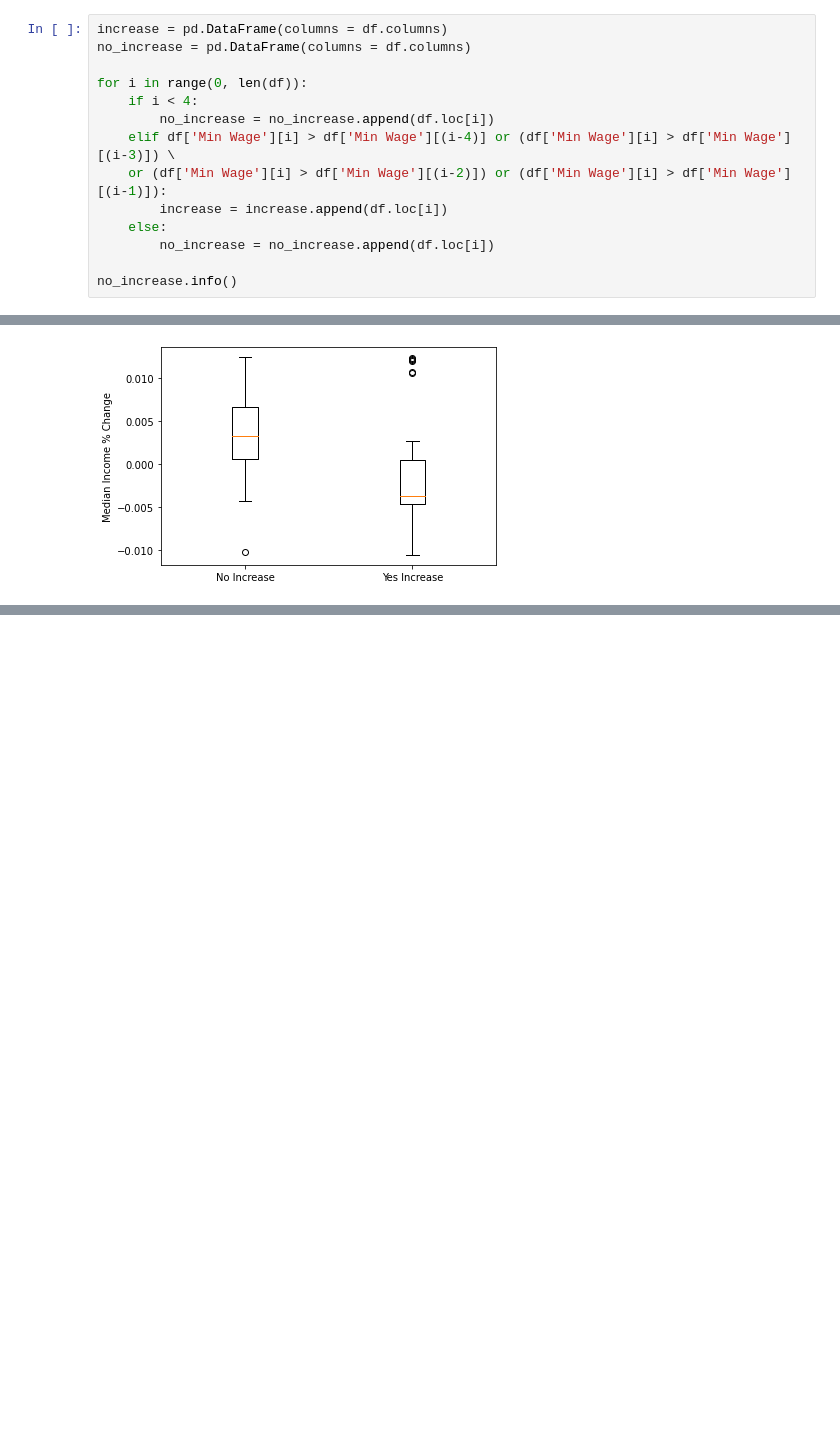
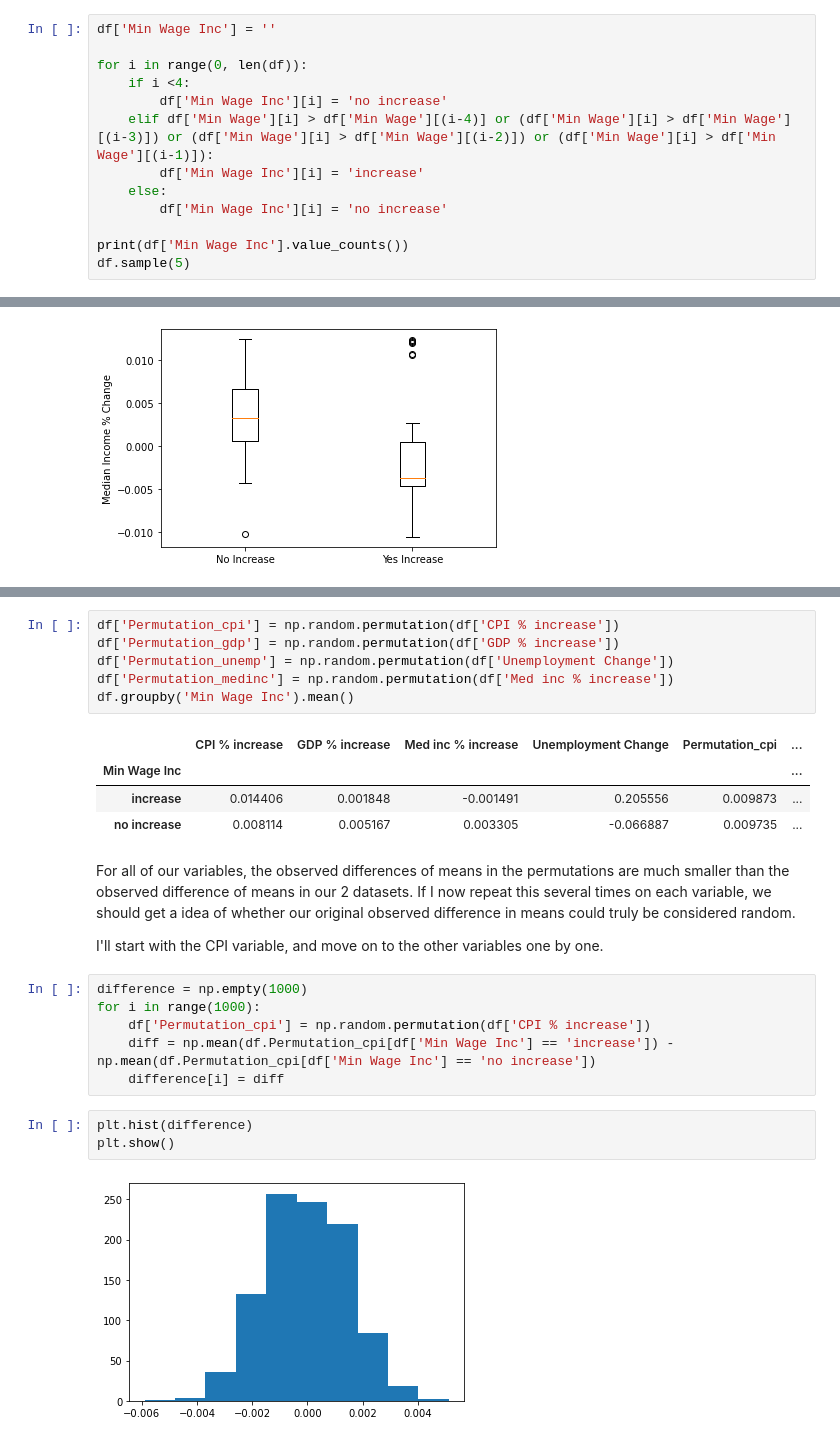
Before and after one commit to drewc77/Capstone-3, a Jupyter notebook: Capstone 3 Notebook.ipynb, the cells around one changed output, grey strips where cells are left out. Saved outputs shown, nothing was run; the diff lists cells and outputs as text; blank space fills up the shorter version.

```diff
--- a/Capstone 3 Notebook.ipynb
+++ b/Capstone 3 Notebook.ipynb
@@ -401,15 +357,14 @@ For further exploration and testing, I want to separate years in to 2 different
 # %%
-increase = pd.DataFrame(columns = df.columns)
-no_increase = pd.DataFrame(columns = df.columns)
+df['Min Wage Inc'] = ''
 
 for i in range(0, len(df)):
-    if i < 4:
-        no_increase = no_increase.append(df.loc[i])
-    elif df['Min Wage'][i] > df['Min Wage'][(i-4)] or (df['Min Wage'][i] > df['Min Wage'][(i-3)]) \
-    or (df['Min Wage'][i] > df['Min Wage'][(i-2)]) or (df['Min Wage'][i] > df['Min Wage'][(i-1)]):
-        increase = increase.append(df.loc[i])
+    if i <4:
+        df['Min Wage Inc'][i] = 'no increase'
+    elif df['Min Wage'][i] > df['Min Wage'][(i-4)] or (df['Min Wage'][i] > df['Min Wage'][(i-3)]) or (df['Min Wage'][i] > df['Min Wage'][(i-2)]) or (df['Min Wage'][i] > df['Min Wage'][(i-1)]):
+        df['Min Wage Inc'][i] = 'increase'
     else:
-        no_increase = no_increase.append(df.loc[i])
+        df['Min Wage Inc'][i] = 'no increase'
 
-no_increase.info()
+print(df['Min Wage Inc'].value_counts())
+df.sample(5)
 # %% [output]
@@ -611,0 +548,26 @@ The next step will be determine if the difference in these #'s is large enough t
+# %%
+df['Permutation_cpi'] = np.random.permutation(df['CPI % increase'])
+df['Permutation_gdp'] = np.random.permutation(df['GDP % increase'])
+df['Permutation_unemp'] = np.random.permutation(df['Unemployment Change'])
+df['Permutation_medinc'] = np.random.permutation(df['Med inc % increase'])
+df.groupby('Min Wage Inc').mean()
+# %% [output]
+|  | CPI % increase | GDP % increase | Med inc % increase | Unemployment Change | Permutation_cpi | ... |
+| Min Wage Inc |  |  |  |  |  | ... |
+| increase | 0.014406 | 0.001848 | -0.001491 | 0.205556 | 0.009873 | ... |
+| no increase | 0.008114 | 0.005167 | 0.003305 | -0.066887 | 0.009735 | ... |
+# %% [markdown]
+For all of our variables, the observed differences of means in the permutations are much smaller than the observed difference of means in our 2 datasets.  If I now repeat this several times on each variable, we should get a idea of whether our original observed difference in means could truly be considered random.
+
+I'll start with the CPI variable, and move on to the other variables one by one.
+# %%
+difference = np.empty(1000)
+for i in range(1000):
+    df['Permutation_cpi'] = np.random.permutation(df['CPI % increase'])
+    diff = np.mean(df.Permutation_cpi[df['Min Wage Inc'] == 'increase']) - np.mean(df.Permutation_cpi[df['Min Wage Inc'] == 'no increase'])
+    difference[i] = diff
+# %%
+plt.hist(difference)
+plt.show()
+# %% [output]
+[figure, added]
```
Also changed, not shown: parts of 53 cells of this notebook.
